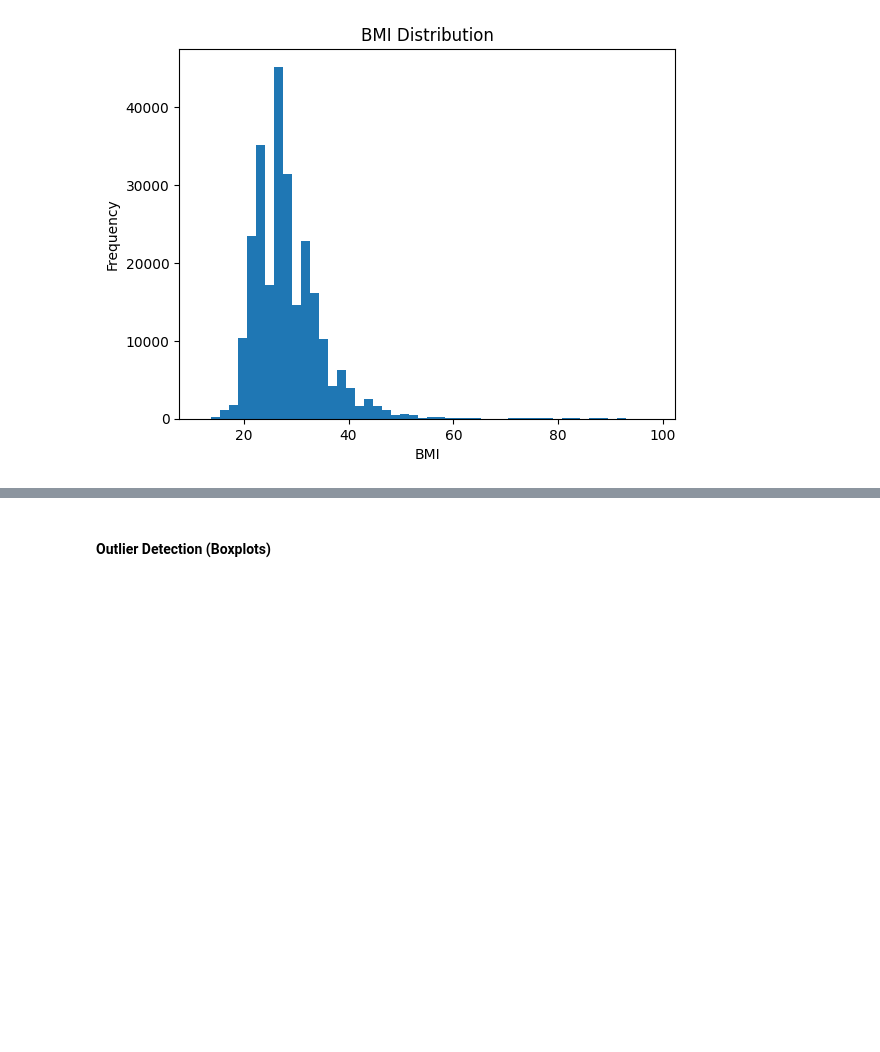
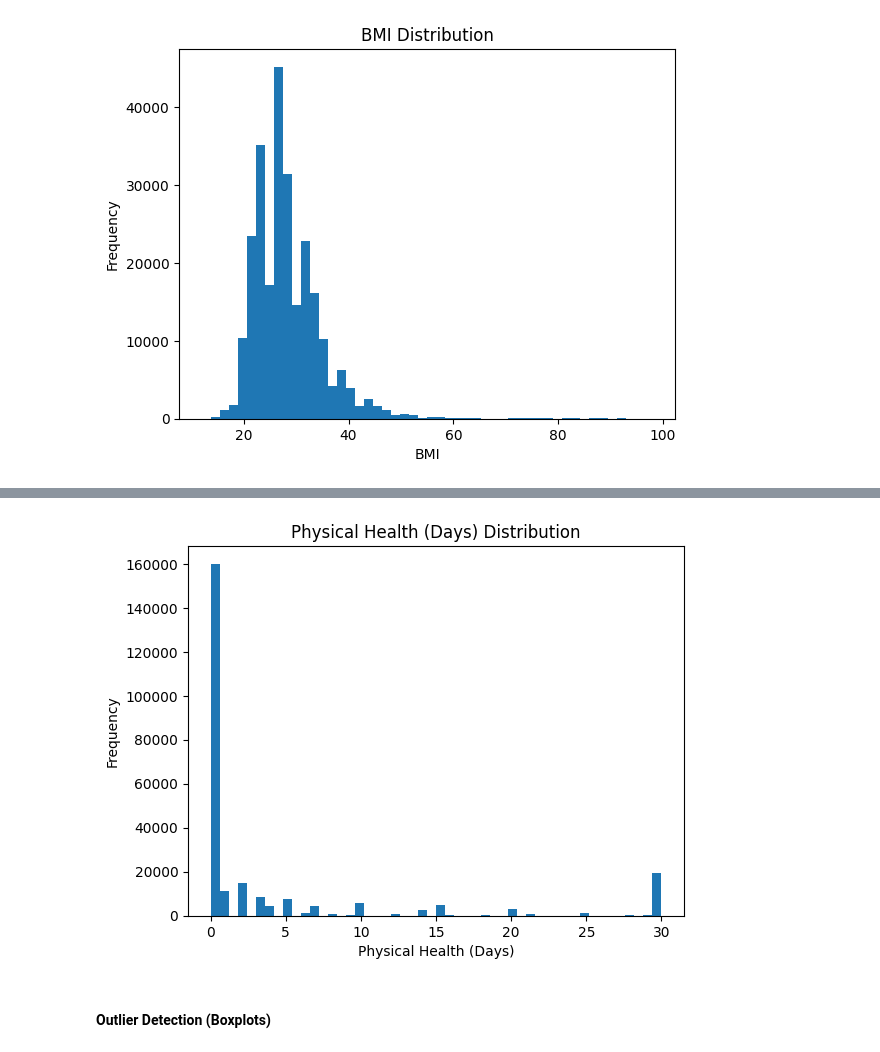
Before and after one commit to Benn800/Diabetes_Classifier, a Jupyter notebook: notebooks/01_data_understanding.ipynb, the cells around one changed output, grey strips where cells are left out. Saved outputs shown, nothing was run; the diff lists cells and outputs as text; code cells hidden in the pictures; blank space fills up the shorter version.

```diff
--- a/notebooks/01_data_understanding.ipynb
+++ b/notebooks/01_data_understanding.ipynb
@@ -296,3 +308,11 @@ plt.show()
+# %%
+plt.hist(df['PhysHlth'], bins= 50)
+plt.xlabel("Physical Health (Days)")
+plt.ylabel("Frequency")
+plt.title("Physical Health (Days) Distribution")
+plt.show()
+# %% [output]
+[figure, added]
 # %% [markdown]
 <h4>Outlier Detection (Boxplots)</h4>
 # %%
```
Also changed, not shown: parts of 4 cells of this notebook, 3 other files.
